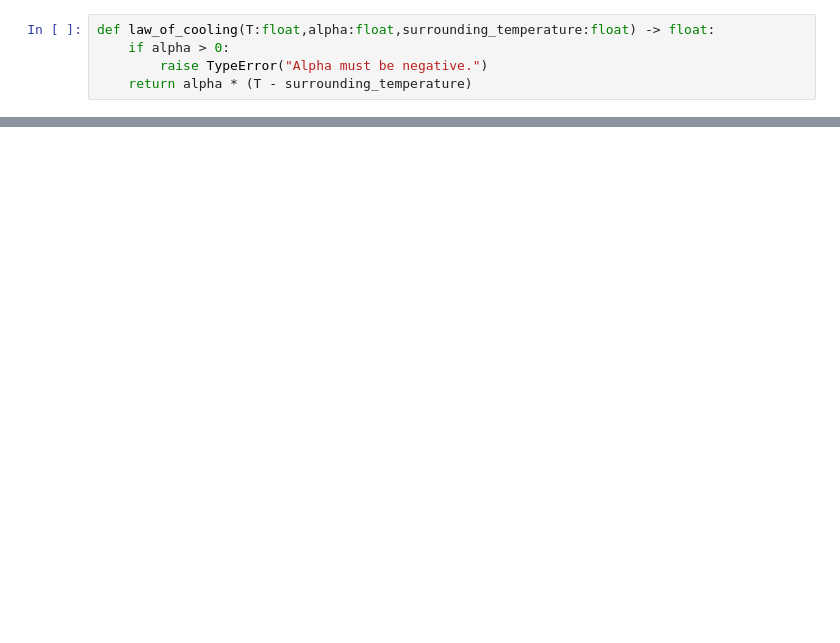
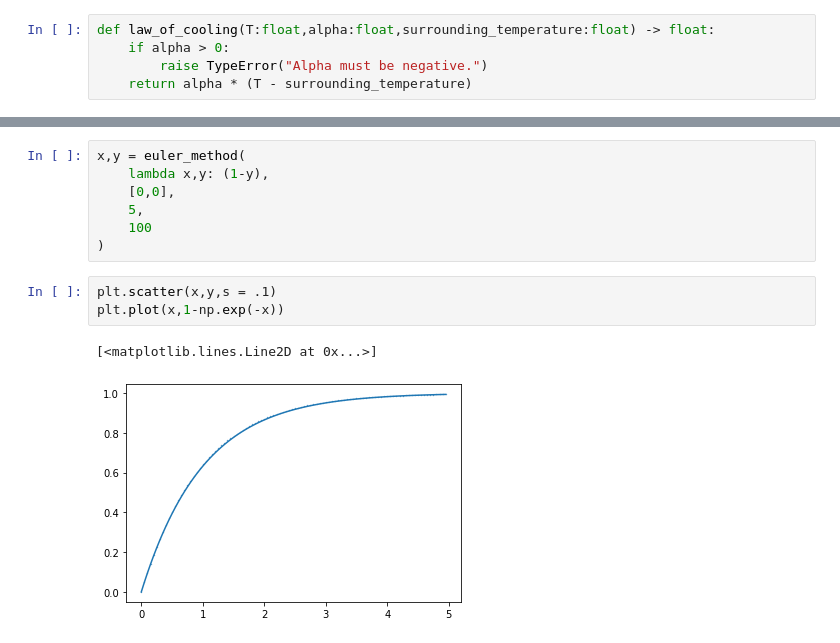
Before and after one commit to BenjaminWills/differential-equation-solver, a Jupyter notebook: eulers_method/euler_example.ipynb, the cells around one changed output, grey strips where cells are left out. Saved outputs shown, nothing was run; the diff lists cells and outputs as text; blank space fills up the shorter version.

```diff
--- a/eulers_method/euler_example.ipynb
+++ b/eulers_method/euler_example.ipynb
@@ -51,0 +77,13 @@ plt.plot(x,y)
+# %%
+x,y = euler_method(
+    lambda x,y: (1-y),
+    [0,0],
+    5,
+    100
+)
+# %%
+plt.scatter(x,y,s = .1)
+plt.plot(x,1-np.exp(-x))
+# %% [output]
+[<matplotlib.lines.Line2D at 0x...>]
+[figure, added]
```
Also changed, not shown: parts of 14 cells of this notebook.
